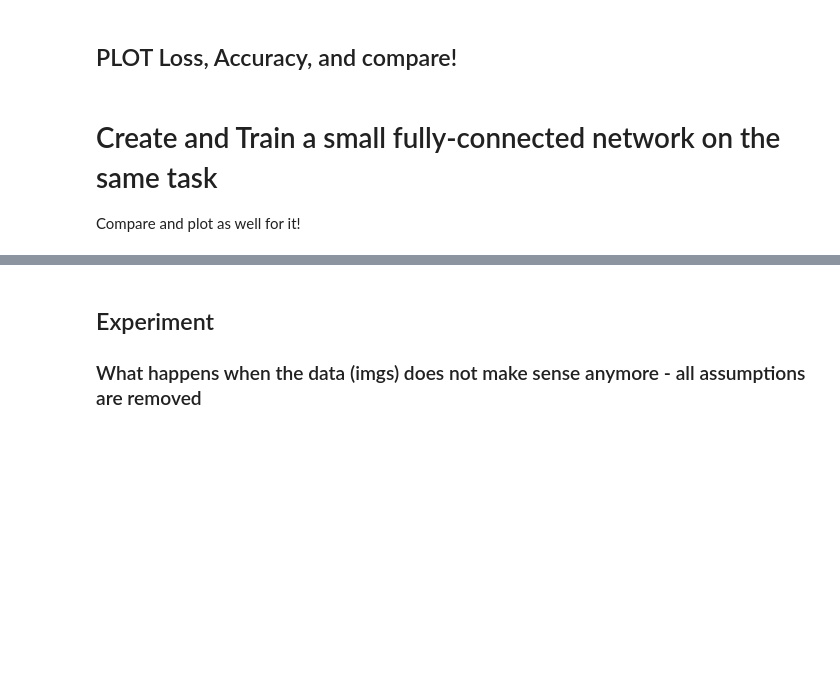
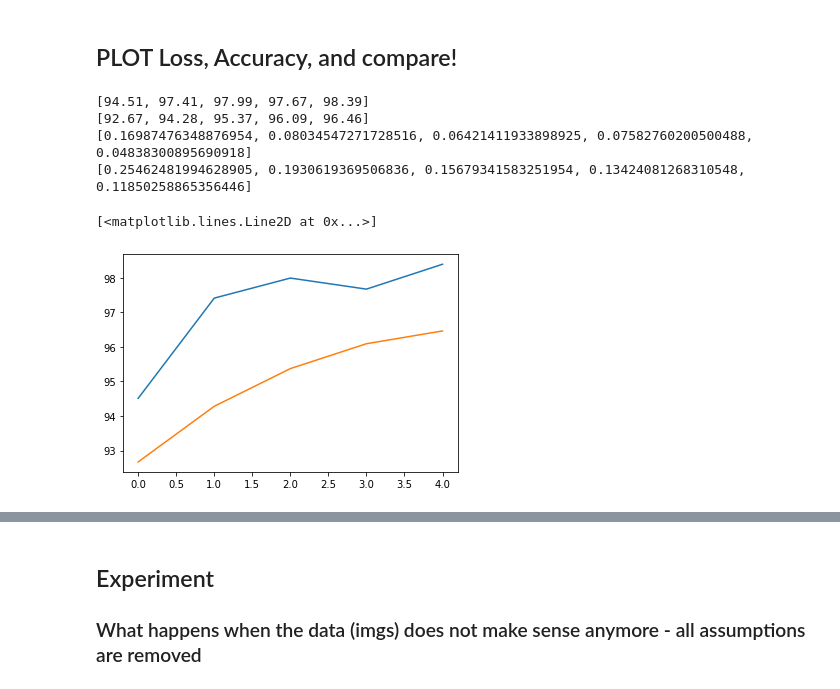
Before and after one commit to VivsNero/MAU-AML-labs, a Jupyter notebook: 1-computer-vision-lab/0-Getting-started-CNN.ipynb, the cells around one changed output, grey strips where cells are left out. Saved outputs shown, nothing was run; the diff lists cells and outputs as text; code cells hidden in the pictures; blank space fills up the shorter version.

```diff
--- a/1-computer-vision-lab/0-Getting-started-CNN.ipynb
+++ b/1-computer-vision-lab/0-Getting-started-CNN.ipynb
@@ -226,7 +226,7 @@ def test(model, perm=torch.arange(0, 784).long()):
 # Train a ConvNet with the same number of parameters
 # %%
 # Training settings
-n_features = 6 # number of feature maps
+n_features = 10 # number of feature maps
 
 model_cnn = CNN(input_size, n_features, output_size)
 print(model_cnn)
@@ -234,8 +234,10 @@ model_cnn.to(device)
 optimizer = optim.SGD(model_cnn.parameters(), lr=0.01, momentum=0.5)
 print('Number of parameters: {}'.format(sum(p.numel() for p in model_cnn.parameters() if p.requires_grad)))
 
-for epoch in range(0, 1):
+for epoch in range(0, 5):
     train(epoch, model_cnn)
     test(model_cnn)
+Acc_CNN_list = accuracy_list
+Loss_CNN_list = loss_list
 # %% [output]
 CNN(
@@ -261,6 +322,17 @@ Test set: Average loss: 0.1322, Accuracy: 9590/10000 (96%)
 # %% [markdown]
 ## PLOT Loss, Accuracy, and compare! ##
-# %% [markdown]
-# Create and Train a small fully-connected network on the same task
-
-Compare and plot as well for it!
+# %%
+print(Acc_CNN_list)
+print(Acc_MLP_list)
+print(Loss_CNN_list)
+print(Loss_MLP_list)
+fig, ax = plt.subplots()
+ax.plot(Acc_CNN_list,color='tab:blue')
+ax.plot(Acc_MLP_list,color='tab:orange')
+# %% [output]
+[94.51, 97.41, 97.99, 97.67, 98.39]
+[92.67, 94.28, 95.37, 96.09, 96.46]
+[0.16987476348876954, 0.08034547271728516, 0.06421411933898925, 0.07582760200500488, 0.04838300895690918]
+[0.25462481994628905, 0.1930619369506836, 0.15679341583251954, 0.13424081268310548, 0.11850258865356446]
+[<matplotlib.lines.Line2D at 0x...>]
+[figure, added]
```
Also changed, not shown: parts of 11 cells of this notebook, 26 other files.
